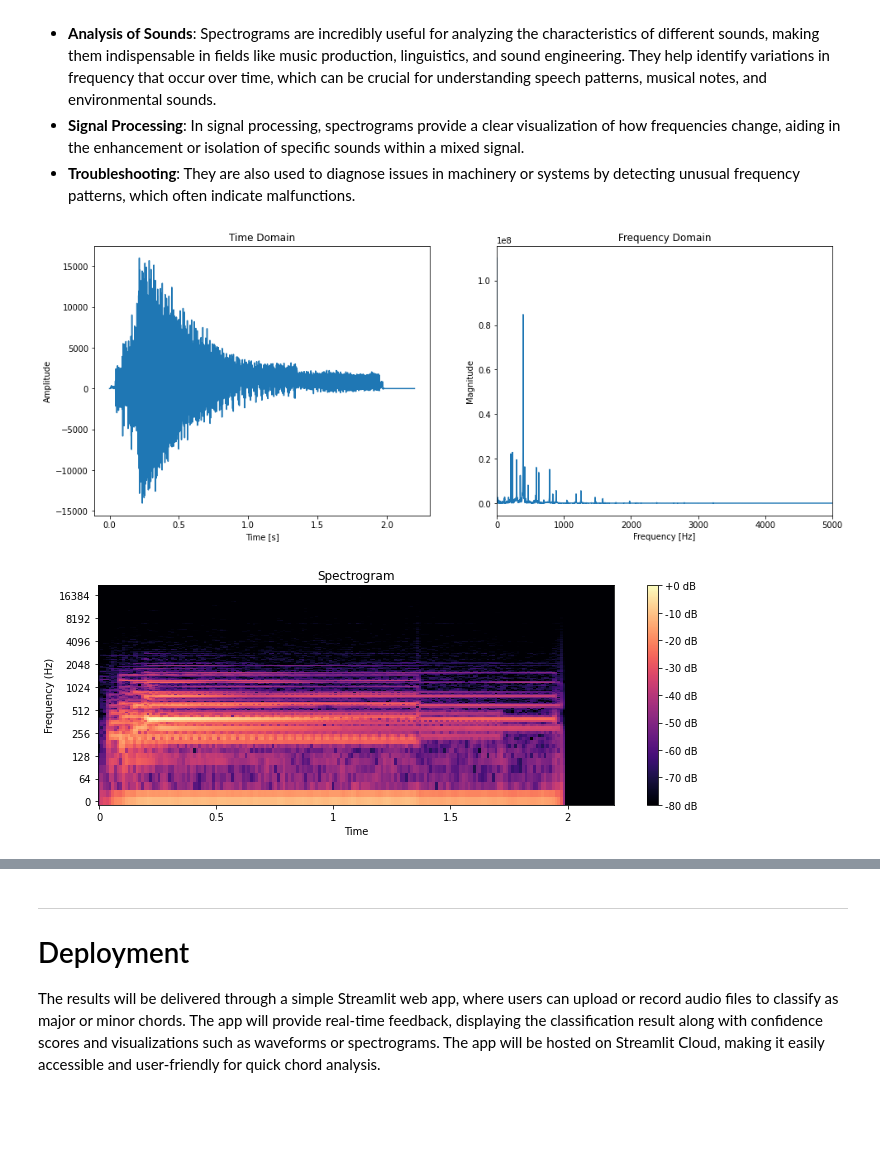
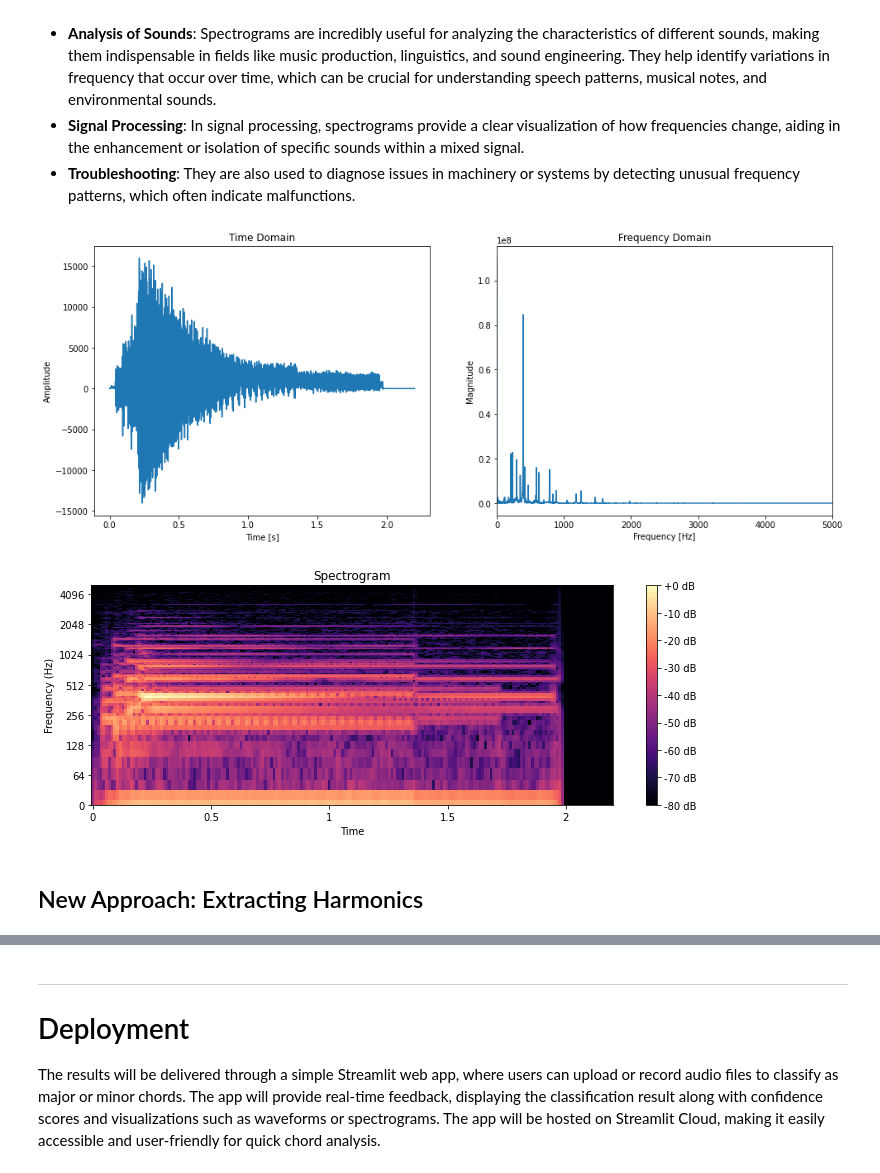
Before and after one commit to woodenikki/chord-classification, a Jupyter notebook: workbook.ipynb, the cells around one changed output, grey strips where cells are left out. Drawn from its saved outputs; the diff is of its cells as text; code cells hidden in the pictures; blank space fills up the shorter version.

Commit message:
add new feature extraction method: find_harmonics

```diff
--- a/workbook.ipynb
+++ b/workbook.ipynb
@@ -426,14 +419,16 @@ class AudioAnalyzer:
 # %%
 analyzer = AudioAnalyzer(file_data)
 file_id = 440 #up to 858
 
 # Play the audio
 audio_player = analyzer.play_audio(file_id)
 audio_player
 
 # Plot the audio
 analyzer.plot_audio(file_id, max_freq=5000)
-analyzer.plot_spectrogram(file_id)
+analyzer.plot_spectrogram(file_id, max_freq=5000)
 # %% [output]
 [figure]
-[figure, old version]
+[figure, new version]
+# %% [markdown]
+## New Approach: Extracting Harmonics
```
Also changed, not shown: parts of 7 cells of this notebook.
